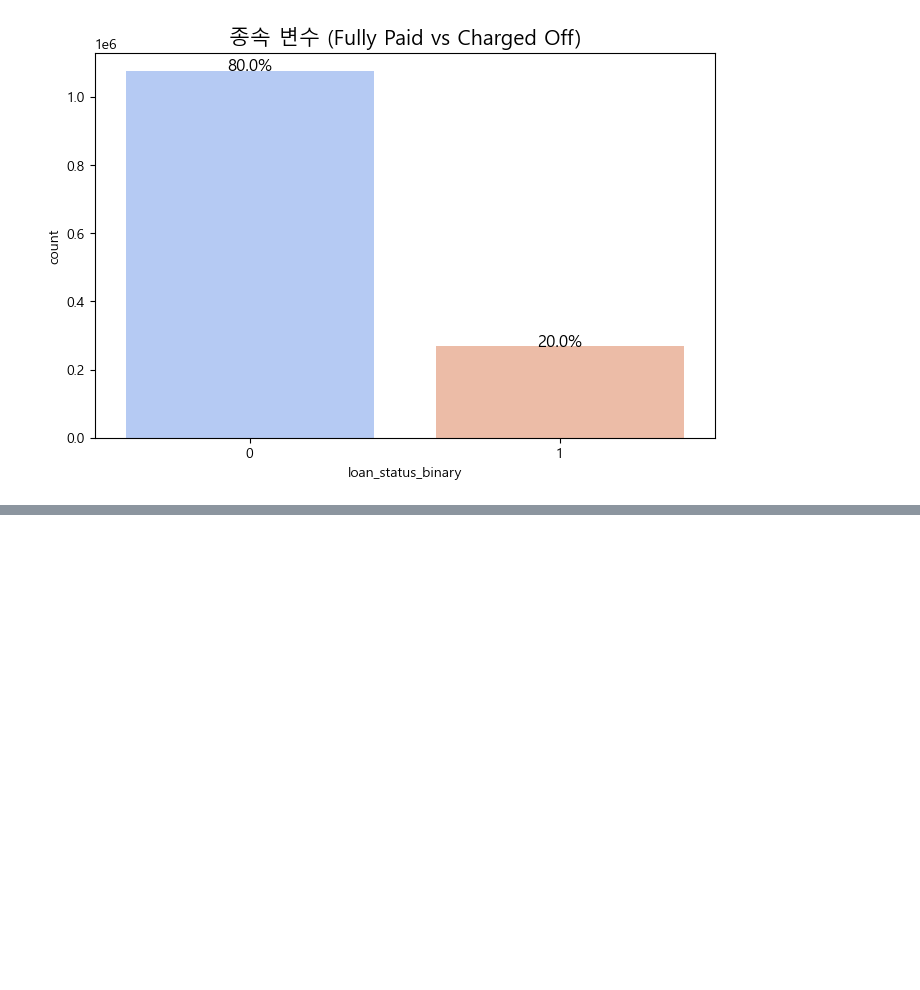
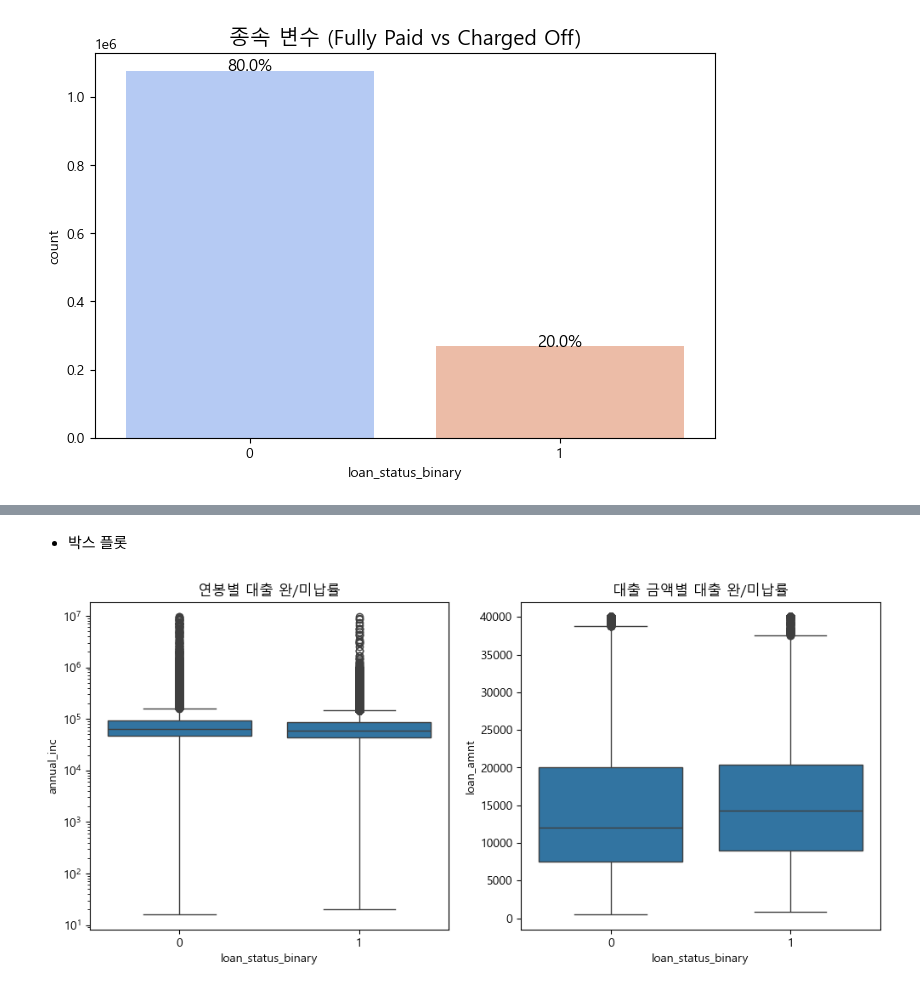
Before and after one commit to urinamu10/LendingClub, a Jupyter notebook: 3. EDA 분석.ipynb, the cells around one changed output, grey strips where cells are left out. Saved outputs shown, nothing was run; the diff lists cells and outputs as text; code cells hidden in the pictures; blank space fills up the shorter version.

```diff
--- a/3. EDA 분석.ipynb
+++ b/3. EDA 분석.ipynb
@@ -225,0 +338,17 @@ plt.grid(axis='y', linestyle='--', alpha=0.5)
+# %% [markdown]
+- 박스 플롯
+# %%
+plt.figure(figsize=(12, 5))
+
+plt.subplot(1, 2, 1)
+sns.boxplot(x='loan_status_binary', y='annual_inc', data=df)
+plt.yscale('log')
+plt.title('연봉별 대출 완/미납률')
+
+plt.subplot(1, 2, 2)
+sns.boxplot(x='loan_status_binary', y='loan_amnt', data=df)
+plt.title('대출 금액별 대출 완/미납률')
+
+plt.show()
+# %% [output]
+[figure, added]
```
Also changed, not shown: parts of 57 cells of this notebook.
